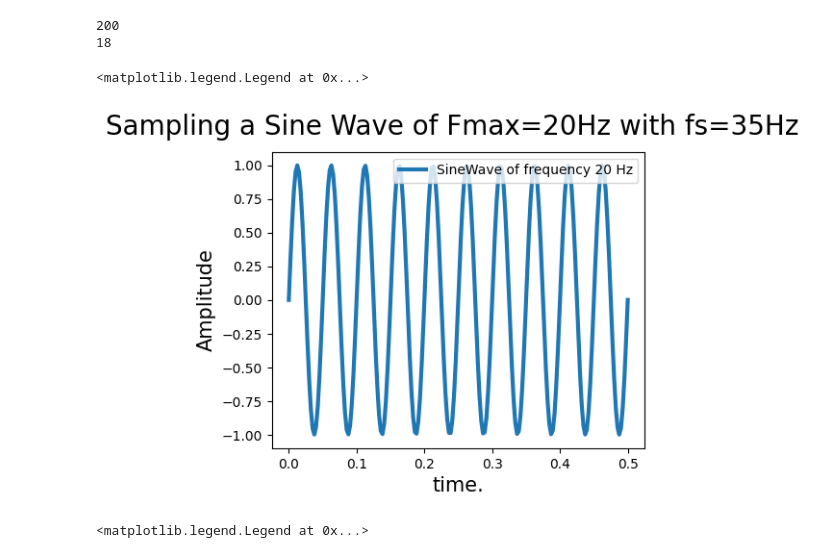
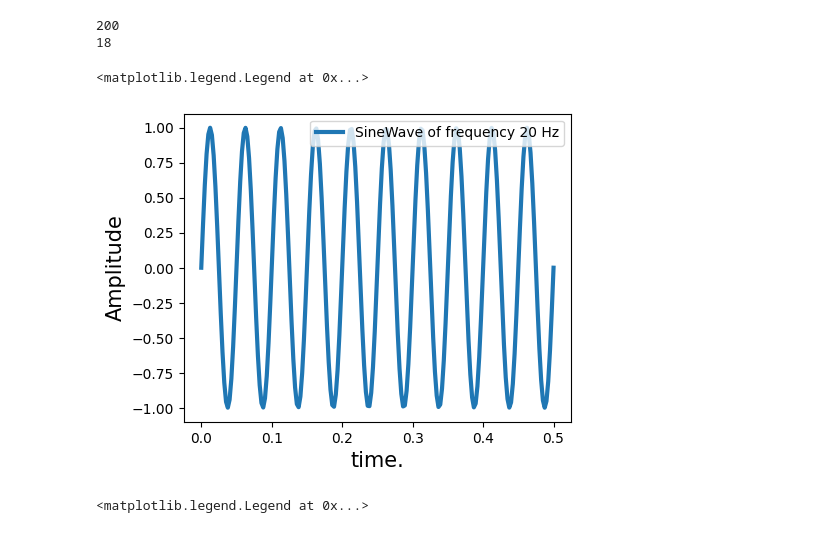
Before and after one commit to ThieuDuong0111/Digital-Signal-Processing, a Jupyter notebook: FSB/Kaggle/signal-processing.ipynb, the cells around one changed output. Drawn from its saved outputs; the diff is of its cells as text; code cells hidden in the pictures.

```diff
--- a/FSB/Kaggle/signal-processing.ipynb
+++ b/FSB/Kaggle/signal-processing.ipynb
@@ -201,15 +201,14 @@ print(len(nT))
 18
 # %%
 plt.figure(figsize=(5, 4))
-plt.suptitle("Sampling a Sine Wave of Fmax=20Hz with fs=35Hz", fontsize=20)
 
 plt.plot(t, x1, linewidth=3, label='SineWave of frequency 20 Hz')
 plt.xlabel('time.', fontsize=15)
 plt.ylabel('Amplitude', fontsize=15)
 plt.legend(fontsize=10, loc='upper right')
 # %% [output]
 <matplotlib.legend.Legend at 0x...>
-[figure, old version]
+[figure, new version]
 # %%
 plt.figure(figsize=(5, 4))
 plt.plot(nT, x2, 'ro', label='Sample marks after resampling at fs=35Hz')
```
Also changed, not shown: parts of 11 cells of this notebook.
